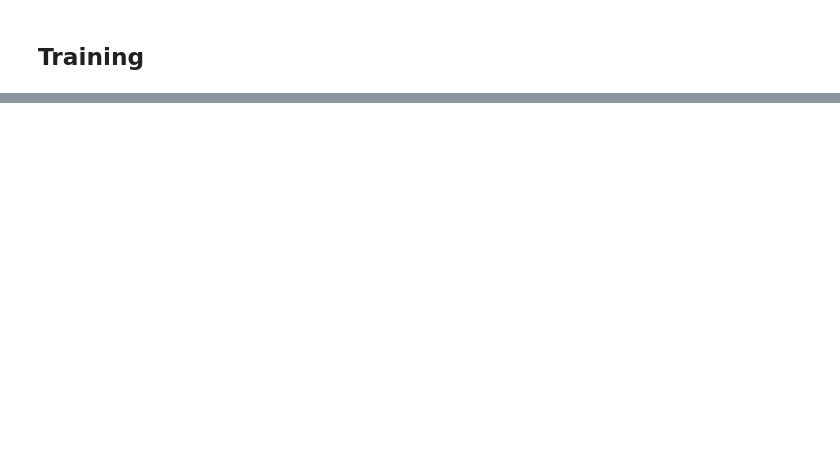
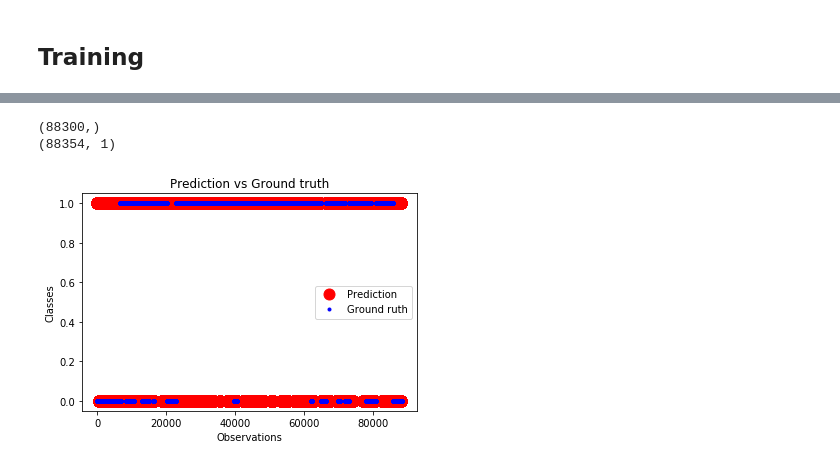
Before and after one commit to adityag3/Body-Rocking-Behavior-Recognition, a Jupyter notebook: project3b.ipynb, the cells around one changed output, grey strips where cells are left out. Cells and saved outputs as stored; diff of their text form; code cells hidden in the pictures; blank space fills up the shorter version.

```diff
--- a/project3b.ipynb
+++ b/project3b.ipynb
@@ -85,7 +85,7 @@ for session in train_sessions:
     print('Processing training {}'.format(session))
     df_data_arm = pd.read_csv('TrainingDataB/{}/armIMU.txt'.format(session),  delim_whitespace=True, header=None)
     arm_features = generate_features(df_data_arm)
-    df_data_wrist = pd.read_csv('TrainingData/{}/wristIMU.txt'.format(session), delim_whitespace=True, header=None)
+    df_data_wrist = pd.read_csv('TrainingDataB/{}/wristIMU.txt'.format(session), delim_whitespace=True, header=None)
     wrist_features = generate_features(df_data_wrist)
     count += df_data_arm.shape[0]
     features = pd.concat([arm_features, wrist_features], axis=1, sort=False, ignore_index=True)
@@ -101,14 +101,14 @@ print('Saved training features!')
 
 val_sessions = ['Session16']
 for session in val_sessions:
-    df_data_arm = pd.read_csv('TrainingData/{}/armIMU.txt'.format(session),  delim_whitespace=True, header=None)
+    df_data_arm = pd.read_csv('TrainingDataB/{}/armIMU.txt'.format(session),  delim_whitespace=True, header=None)
     arm_features = generate_features(df_data_arm)
-    df_data_wrist = pd.read_csv('TrainingData/{}/wristIMU.txt'.format(session), delim_whitespace=True, header=None)
+    df_data_wrist = pd.read_csv('TrainingDataB/{}/wristIMU.txt'.format(session), delim_whitespace=True, header=None)
     wrist_features = generate_features(df_data_wrist)
     count += df_data_arm.shape[0]
     features = pd.concat([arm_features, wrist_features], axis=1, sort=False, ignore_index=True)
     count_res += features.shape[0]
-    df_data_detection = pd.read_csv('TrainingData/{}/detection.txt'.format(session), header=None)
+    df_data_detection = pd.read_csv('TrainingDataB/{}/detection.txt'.format(session), header=None)
     x_val = x_val.append(other=features, ignore_index=True)
     y_val = y_val.append(other=get_detection_window(df_data_detection), ignore_index=True)
 
@@ -234,0 +226,8 @@ model.predict()
+# %%
+def read_test_data(session):
+    df_data_arm = pd.read_csv('TestData2/{}/armIMU.txt'.format(session), delim_whitespace=True, header=None)
+    size = df_data_arm.shape[0]
+    arm_features = generate_features(df_data_arm)
+    df_data_wrist = pd.read_csv('TestData2/{}/wristIMU.txt'.format(session), delim_whitespace=True, header=None)
+    wrist_features = generate_features(df_data_wrist)
+    return size, pd.concat([arm_features, wrist_features], axis=1, sort=False, ignore_index=True)
@@ -234,0 +294,14 @@ model.predict()
+# %%
+df_data_arm = pd.read_csv('TrainingDataB/Session16/armIMU.txt'.format(session), delim_whitespace=True, header=None)
+size = df_data_arm.shape[0]
+arm_features = generate_features(df_data_arm)
+df_data_wrist = pd.read_csv('TrainingDataB/Session16/wristIMU.txt'.format(session), delim_whitespace=True, header=None)
+wrist_features = generate_features(df_data_wrist)
+x_test = pd.concat([arm_features, wrist_features], axis=1, sort=False, ignore_index=True)
+x_test_df = x_test.to_numpy()
+X_test_reshaped = np.reshape(x_test_df, (x_test_df.shape[0], 1, x_test_df.shape[1]))
+predictions = loaded_model.predict_classes(X_test_reshaped, verbose=1)
+predictions = extrapolate_predictions(predictions, size)
+
+y_actual = pd.read_csv('TrainingDataB/Session16/detection.txt'.format(session), header=None)
+y_val = y_actual.to_numpy()
@@ -234,0 +310,16 @@ model.predict()
+# %%
+print(predictions.shape)
+print(y_val.shape)
+# summarize history for loss
+plt.plot(predictions, 'r.', markersize=22)
+plt.plot(y_val, 'b.')
+plt.title('Prediction vs Ground truth')
+plt.ylabel('Classes')
+plt.xlabel('Observations')
+plt.legend(['Prediction', 'Ground ruth'], loc='middle left')
+# plt.show()
+plt.savefig('pred_vs_gt.png')
+# %% [output]
+(88300,)
+(88354, 1)
+[figure, added]
```
Also changed, not shown: parts of 13 cells of this notebook.
